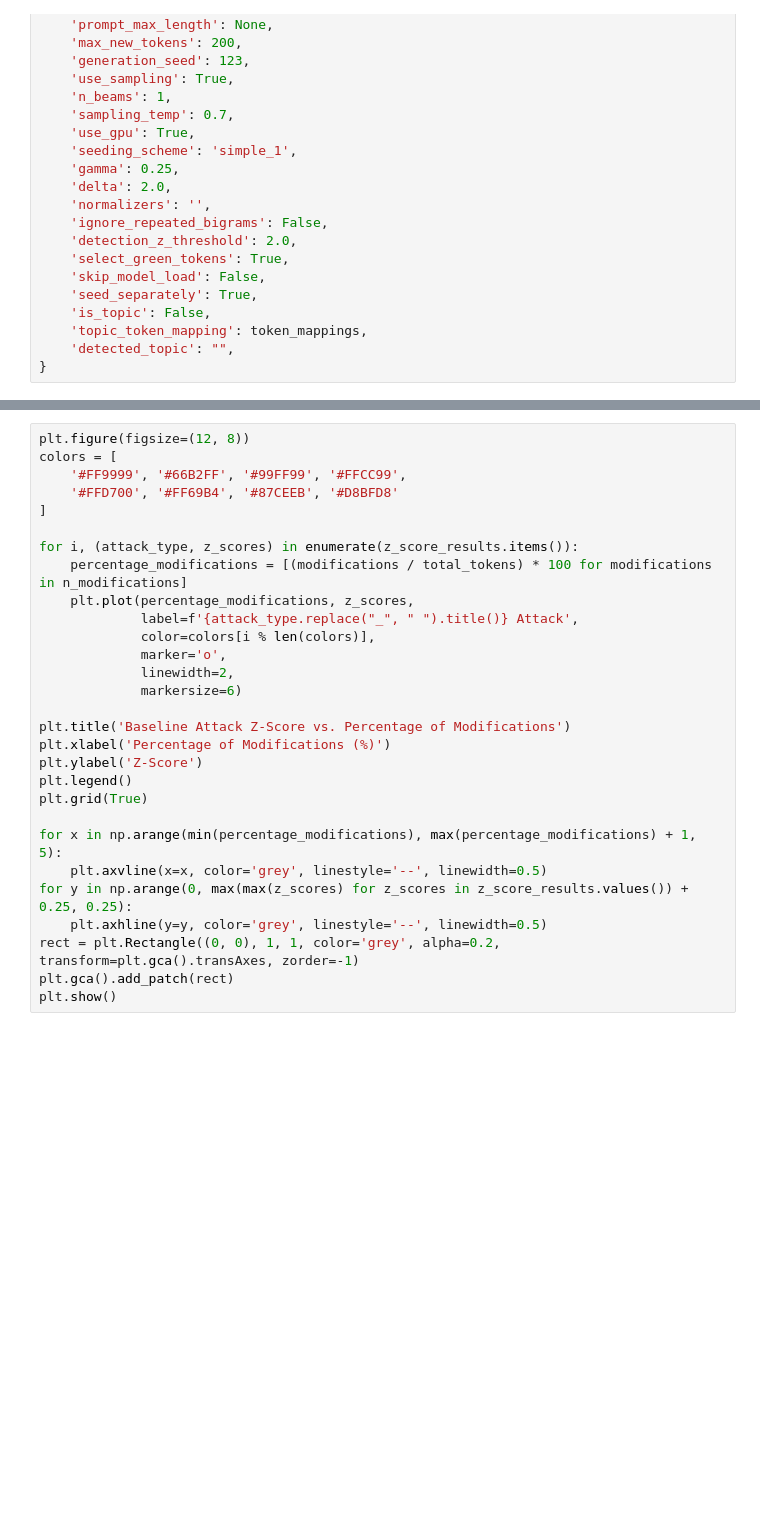
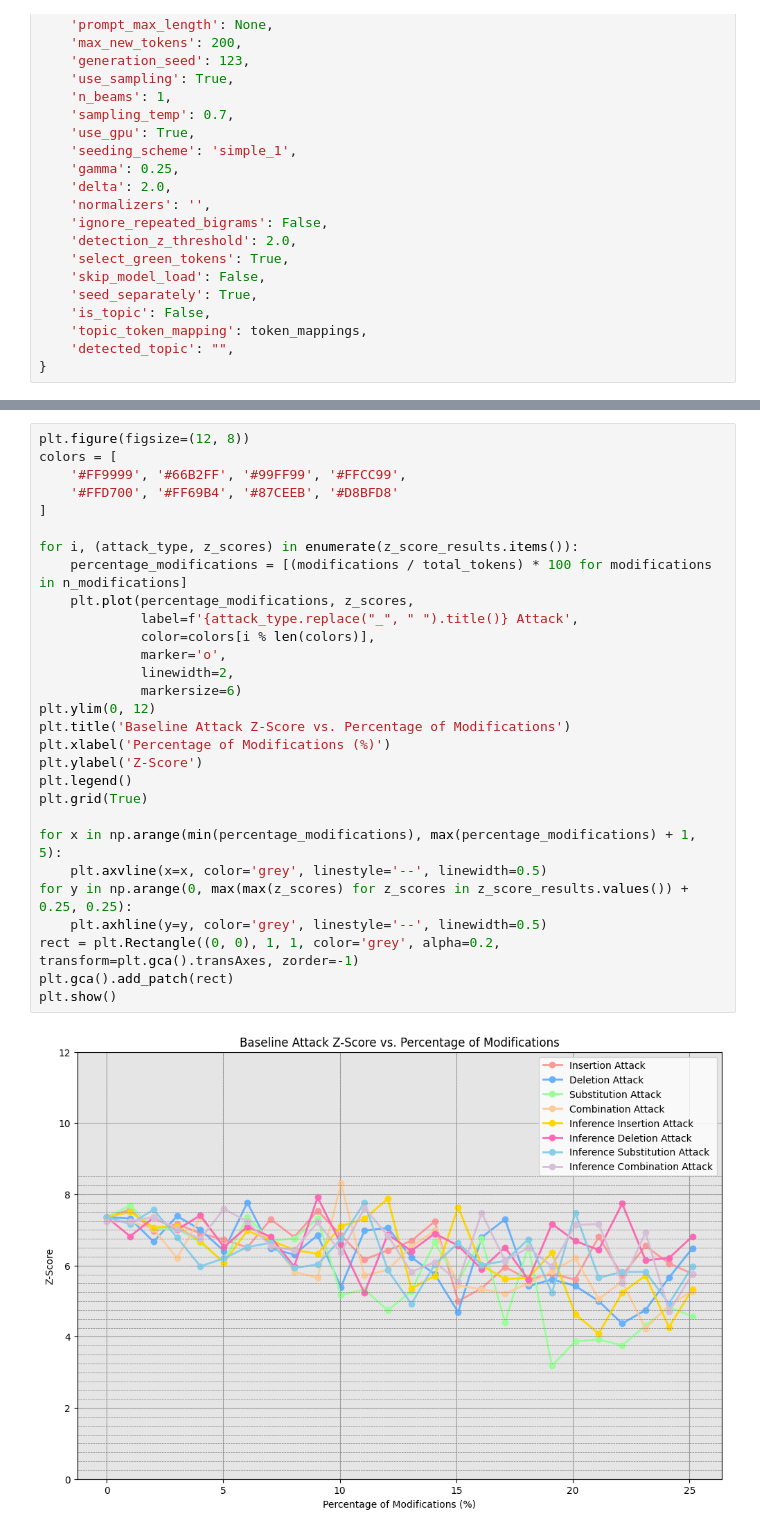
Before and after one commit to ANCP2021/Topic-Based-LLM-Watermarks, a Jupyter notebook: eval/eval_original_watermark.ipynb, the cells around one changed output, grey strips where cells are left out. Saved outputs shown, nothing was run; the diff lists cells and outputs as text; blank space fills up the shorter version.

```diff
--- a/eval/eval_original_watermark.ipynb
+++ b/eval/eval_original_watermark.ipynb
@@ -139,32 +160,34 @@ for n in n_modifications:
 # %%
 plt.figure(figsize=(12, 8))
 colors = [
     '#FF9999', '#66B2FF', '#99FF99', '#FFCC99',
     '#FFD700', '#FF69B4', '#87CEEB', '#D8BFD8'
 ]
 
 for i, (attack_type, z_scores) in enumerate(z_score_results.items()):
     percentage_modifications = [(modifications / total_tokens) * 100 for modifications in n_modifications]
     plt.plot(percentage_modifications, z_scores,
              label=f'{attack_type.replace("_", " ").title()} Attack',
              color=colors[i % len(colors)],
              marker='o',
              linewidth=2,
              markersize=6)
-
+plt.ylim(0, 12)
 plt.title('Baseline Attack Z-Score vs. Percentage of Modifications')
 plt.xlabel('Percentage of Modifications (%)')
 plt.ylabel('Z-Score')
 plt.legend()
 plt.grid(True)
 
 for x in np.arange(min(percentage_modifications), max(percentage_modifications) + 1, 5):
     plt.axvline(x=x, color='grey', linestyle='--', linewidth=0.5)
 for y in np.arange(0, max(max(z_scores) for z_scores in z_score_results.values()) + 0.25, 0.25):
     plt.axhline(y=y, color='grey', linestyle='--', linewidth=0.5)
 rect = plt.Rectangle((0, 0), 1, 1, color='grey', alpha=0.2, transform=plt.gca().transAxes, zorder=-1)
 plt.gca().add_patch(rect)
 plt.show()
+# %% [output]
+[figure, added]
 # %%
 plt.figure(figsize=(12, 8))
 colors = [
```
Also changed, not shown: parts of 10 cells of this notebook.
